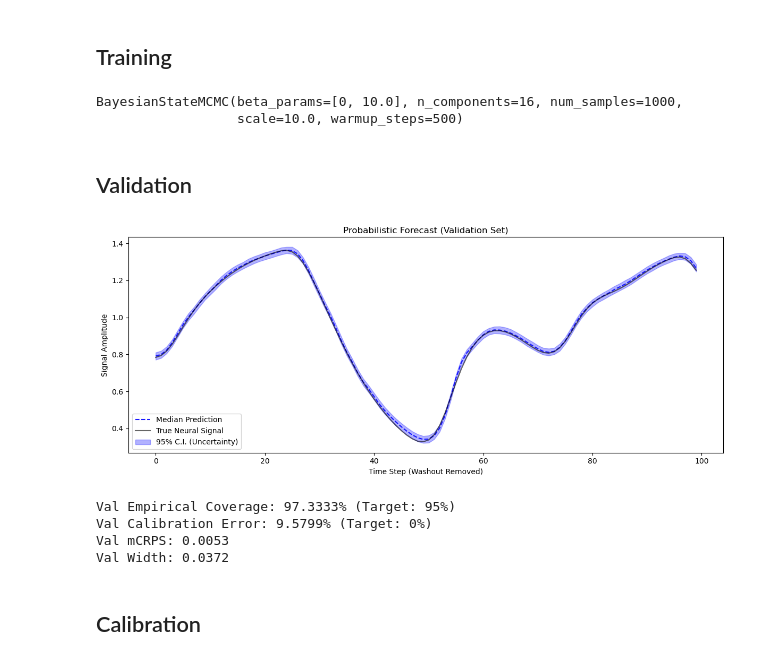
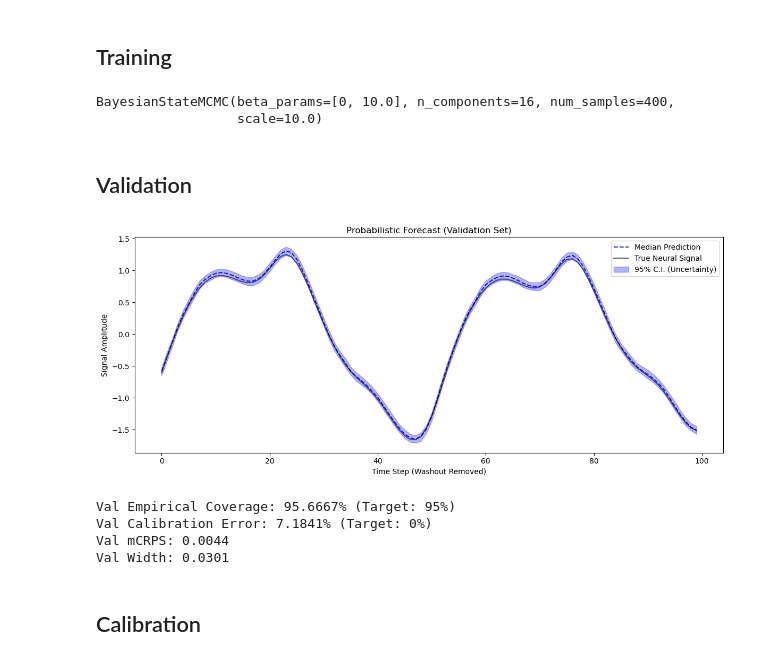
Before and after one commit to filippobezzi/Bayesian-Inference-in-High-Dimensional-Reservoir-Dynamics-for-Neural-Time-Series, a Jupyter notebook: MCMC.ipynb, the cells around one changed output. Saved outputs shown, nothing was run; the diff lists cells and outputs as text; code cells hidden in the pictures.

```diff
--- a/MCMC.ipynb
+++ b/MCMC.ipynb
@@ -36,12 +36,15 @@ train_mean_Y = np.mean(Y_full[:train_boundary], axis=0)
 train_std_Y = np.std(Y_full[:train_boundary], axis=0)
 train_std_Y[train_std_Y == 0] = 1.0
 
-X_z = (X_full - train_mean_X) / train_std_X
-Y_z = (Y_full - train_mean_Y) / train_std_Y
+X_z = (X_full - X_full.mean()) / X_full.std()
+Y_z = (Y_full - Y_full.mean()) / Y_full.std()
 # %%
 # Reservoir Generation
 input_dim = X_z.shape[1]
-res = Reservoir(input_dim=input_dim, reservoir_dim=500, spectral_radius=0.9, seed=42)
+target_dim = np.copy(input_dim)
+reservoir_dim = 500
+
+res = Reservoir(input_dim=input_dim, reservoir_dim=reservoir_dim, spectral_radius=0.9, seed=42)
 
 S_full = res.get_states(X_z)
 
@@ -103,14 +102,14 @@ estimator = BayesianStateMCMC(
     beta_params=[0, 10.],
     scale=10.,
     n_components=16,   # Lower components for synthetic dataset
-    num_samples=1000,
-    warmup_steps=500
+    num_samples=400,
+    warmup_steps=200
 )
 
 estimator.fit(S_train, Y_train)
 # %% [output]
-BayesianStateMCMC(beta_params=[0, 10.0], n_components=16, num_samples=1000,
-                  scale=10.0, warmup_steps=500)
+BayesianStateMCMC(beta_params=[0, 10.0], n_components=16, num_samples=400,
+                  scale=10.0)
 # %% [markdown]
 ## Validation
 # %%
@@ -119,16 +118,16 @@ _ = estimator.predict(S_val)
 y_pred_val_z = estimator.y_pred_samples_z_.cpu().numpy()
 Y_val_stack = np.vstack(Y_val)
 
-y_pred_val_rescaled = z_rescale_tensor(torch.tensor(y_pred_val_z), train_mean_Y, train_std_Y)
-Y_val_rescaled = z_rescale_tensor(torch.tensor(Y_val_stack), train_mean_Y, train_std_Y)
+y_pred_val_z = torch.tensor(y_pred_val_z)
+# Y_val_rescaled = z_rescale_tensor(torch.tensor(Y_val_stack), train_mean_Y, train_std_Y)
 
 # Extract distributional moments
-median_prediction = torch.median(y_pred_val_rescaled, dim=0)[0]
-mean_prediction = torch.mean(y_pred_val_rescaled, dim=0)
-std_prediction = torch.std(y_pred_val_rescaled, dim=0)
+median_prediction = torch.median(y_pred_val_z, dim=0)[0]
+mean_prediction = torch.mean(y_pred_val_z, dim=0)
+std_prediction = torch.std(y_pred_val_z, dim=0)
 
-lower_bound = torch.quantile(y_pred_val_rescaled, 0.025, dim=0)
-upper_bound = torch.quantile(y_pred_val_rescaled, 0.975, dim=0)
+lower_bound = torch.quantile(y_pred_val_z, 0.025, dim=0)
+upper_bound = torch.quantile(y_pred_val_z, 0.975, dim=0)
 
 # Projection and Visualization
 
@@ -141,39 +140,39 @@ hor = block_size
 # %%
 plt.figure(figsize=(12, 5))
 plt.subplot(1, 1, 1)
 plt.plot(median_prediction[:hor], "b--", alpha=0.9, label="Median Prediction")
-plt.plot(Y_val_rescaled[:hor], "k-", alpha=0.6, label="True Neural Signal")
+plt.plot(Y_val_stack[:hor], "k-", alpha=0.6, label="True Neural Signal")
 plt.fill_between(
     range(hor),
     lower_bound[:hor],
     upper_bound[:hor],
     color="blue",
     alpha=0.3,
     label="95% C.I. (Uncertainty)"
 )
 plt.xlabel("Time Step (Washout Removed)")
 plt.ylabel("Signal Amplitude")
 plt.title(f"Probabilistic Forecast (Validation Set)")
 plt.tight_layout()
 plt.legend()
 plt.show()
 
 cov_val, cal_error, mcrps_val, width_val = evaluate_metrics(
-    y_pred_val_rescaled,
-    Y_val_rescaled,
+    y_pred_val_z,
+    Y_val_stack,
     cov_prob=0.95,
     quantiles=robust_quantiles # Note: to evaluate strictly on recalibrated quantiles, map them here.
 )
 print(f"Val Empirical Coverage: {cov_val.mean():.4%} (Target: 95%)")
 print(f"Val Calibration Error: {cal_error.mean():.4%} (Target: 0%)")
 print(f"Val mCRPS: {mcrps_val.mean().item():.4f}")
 print(f"Val Width: {width_val.mean().item():.4f}")
 # %% [output]
-[figure, old version]
+[figure, new version]
-Val Empirical Coverage: 97.3333% (Target: 95%)
-Val Calibration Error: 9.5799% (Target: 0%)
-Val mCRPS: 0.0053
-Val Width: 0.0372
+Val Empirical Coverage: 95.6667% (Target: 95%)
+Val Calibration Error: 7.1841% (Target: 0%)
+Val mCRPS: 0.0044
+Val Width: 0.0301
 # %% [markdown]
 ## Calibration
 # %%
```
Also changed, not shown: parts of 15 cells of this notebook, 7 other files.
